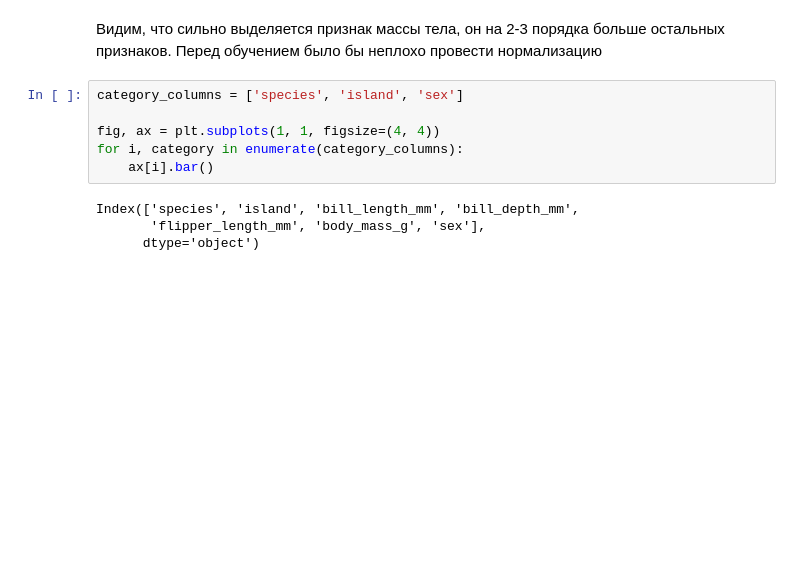
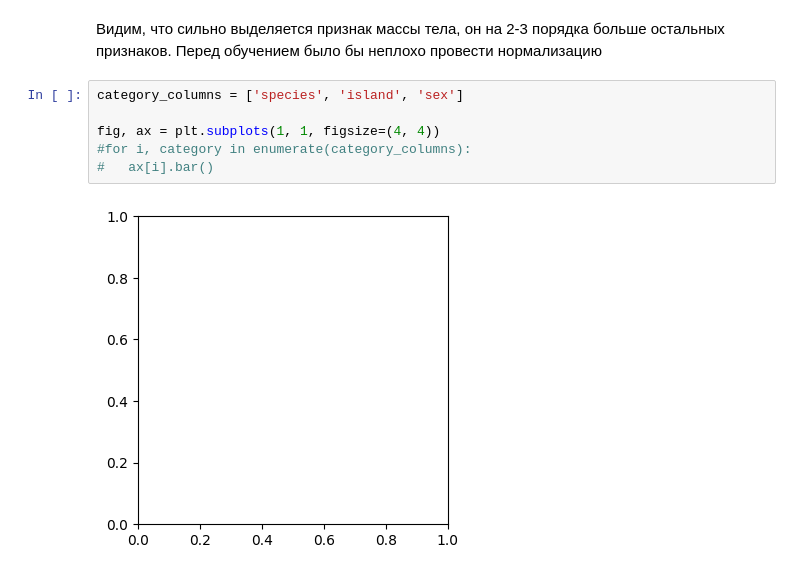
Before and after one commit to J0hnLenin/DL, a Jupyter notebook: DL3.ipynb, the cells around one changed output. Drawn from its saved outputs; the diff is of its cells as text; blank space fills up the shorter version.

```diff
--- a/DL3.ipynb
+++ b/DL3.ipynb
@@ -82,10 +94,8 @@ df.describe()
 # %%
 category_columns = ['species', 'island', 'sex']
 
 fig, ax = plt.subplots(1, 1, figsize=(4, 4))
-for i, category in enumerate(category_columns):
-    ax[i].bar()
+#for i, category in enumerate(category_columns):
+#   ax[i].bar()
 # %% [output]
-Index(['species', 'island', 'bill_length_mm', 'bill_depth_mm',
-       'flipper_length_mm', 'body_mass_g', 'sex'],
-      dtype='object')
+[figure, added]
```
Also changed, not shown: parts of 8 cells of this notebook.
